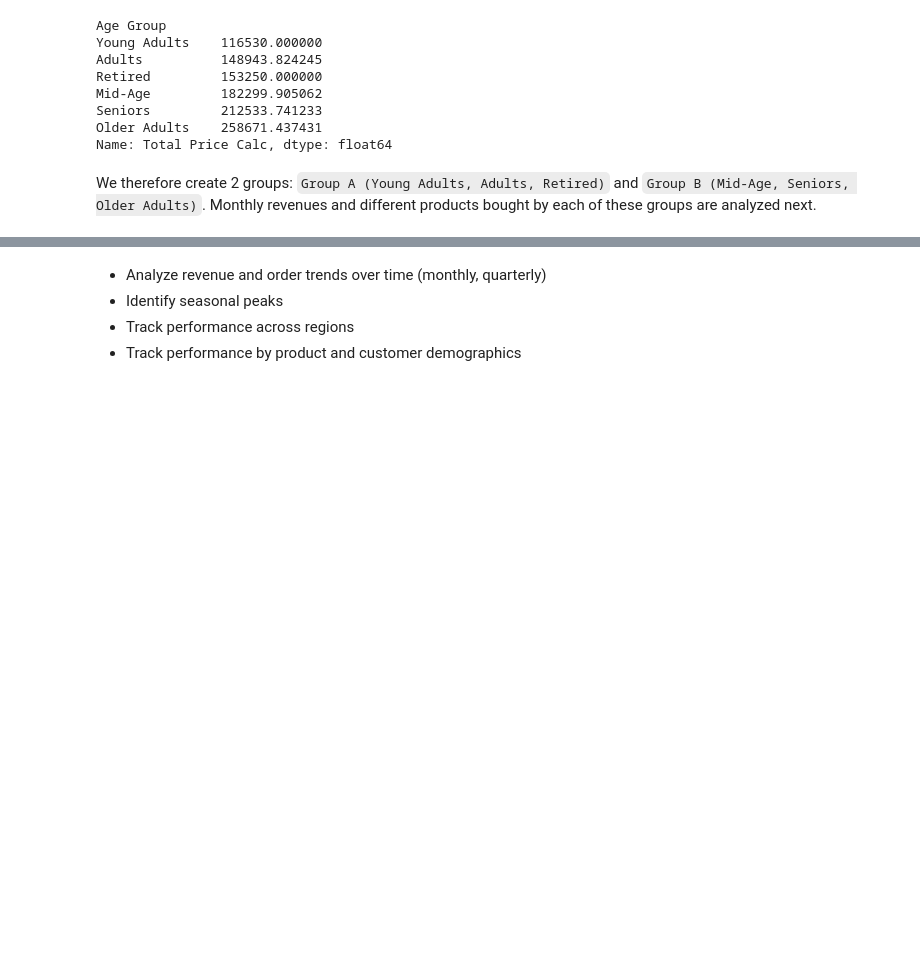
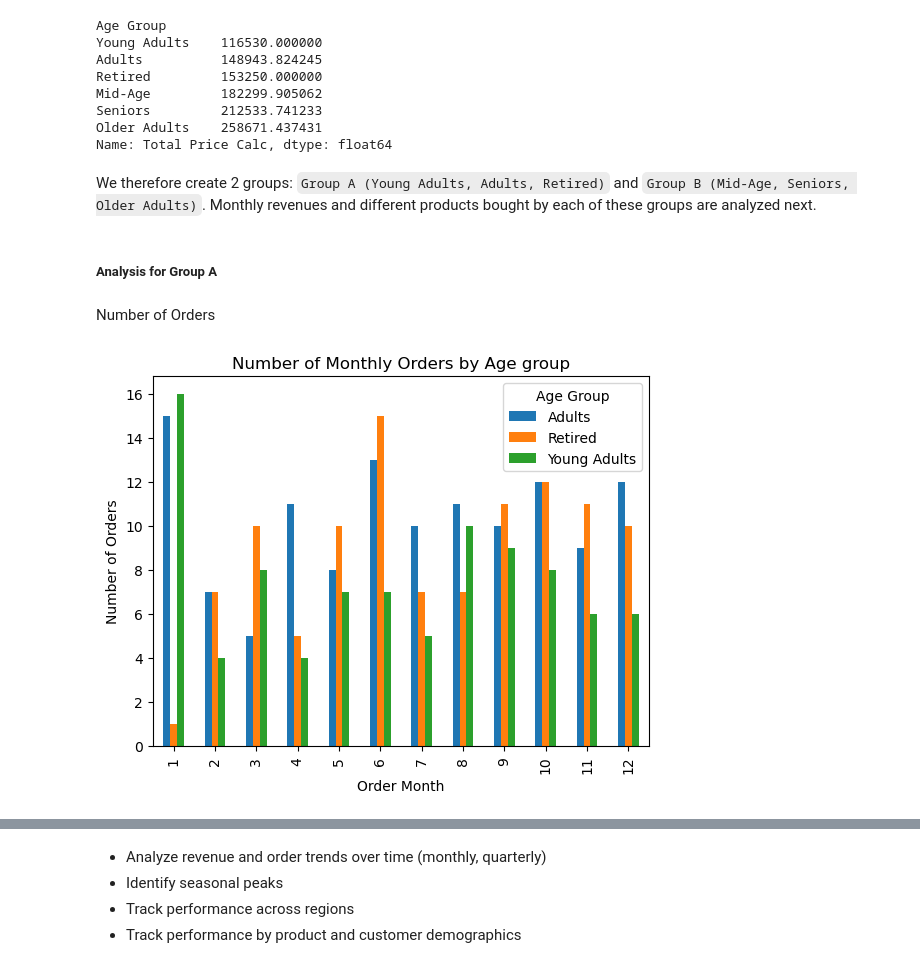
Before and after one commit to Mohammed-Hanan-Othman/ecommerce-sales-analysis, a Jupyter notebook: notebooks/2.sales_trends.ipynb, the cells around one changed output, grey strips where cells are left out. Cells and saved outputs as stored; diff of their text form; code cells hidden in the pictures; blank space fills up the shorter version.

Commit message:
Added visualizations for overall number of orders and number of product orders for Adults, Retired and Young Adults age group

```diff
--- a/notebooks/2.sales_trends.ipynb
+++ b/notebooks/2.sales_trends.ipynb
@@ -328,3 +328,21 @@ mask_B = df_copy["Age Group"].isin(["Mid-Age", "Seniors", "Older Adults"])
 # Applying the masks
 df_group_A = df_copy[mask_A]
 df_group_B = df_copy[mask_B]
+# %% [markdown]
+##### Analysis for Group A
+# %% [markdown]
+Number of Orders
+# %%
+# Plot number of Orders Per Month
+(df_group_A
+    .groupby(by=["Order Month","Age Group"])["Total Price Calc"]
+    .size()
+    .sort_values()
+    .unstack()
+    .plot(kind="bar")
+)
+plt.ylabel("Number of Orders")
+plt.title("Number of Monthly Orders by Age group")
+plt.show();
+# %% [output]
+[figure, added]
```
Also changed, not shown: parts of 3 cells of this notebook.
